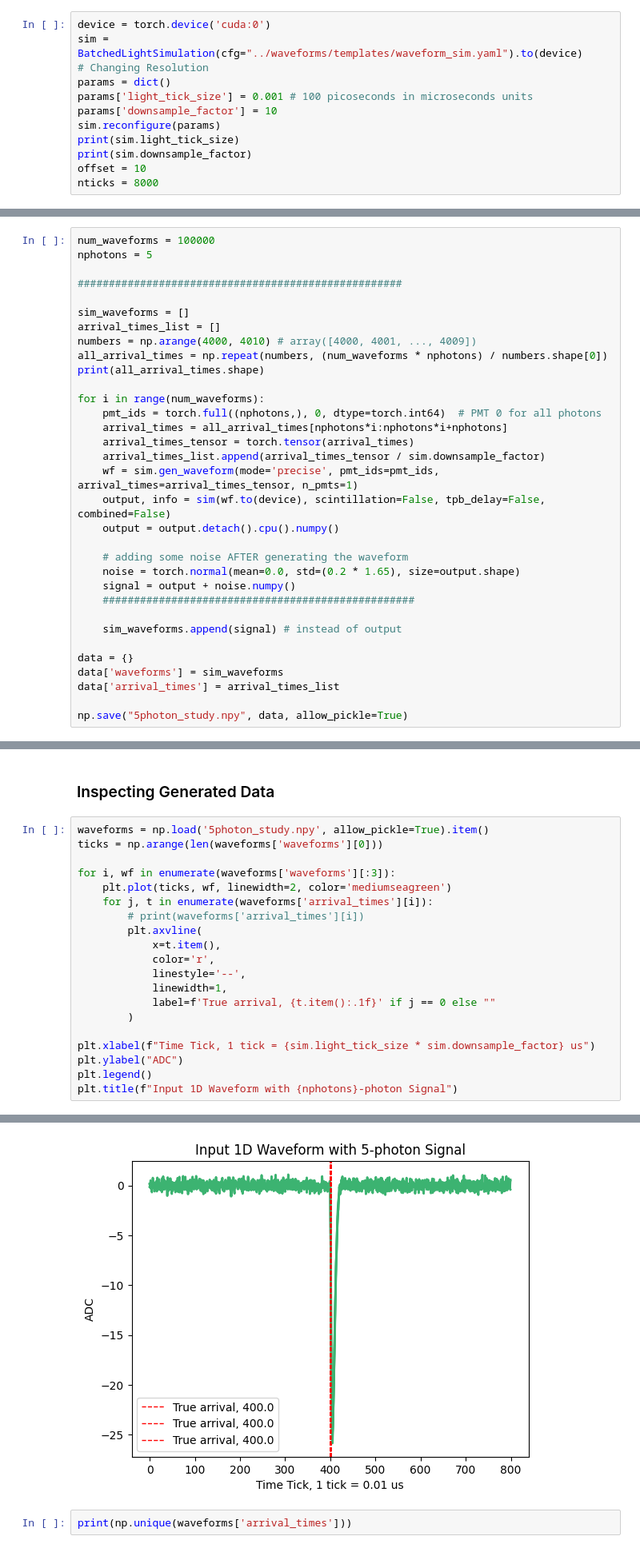
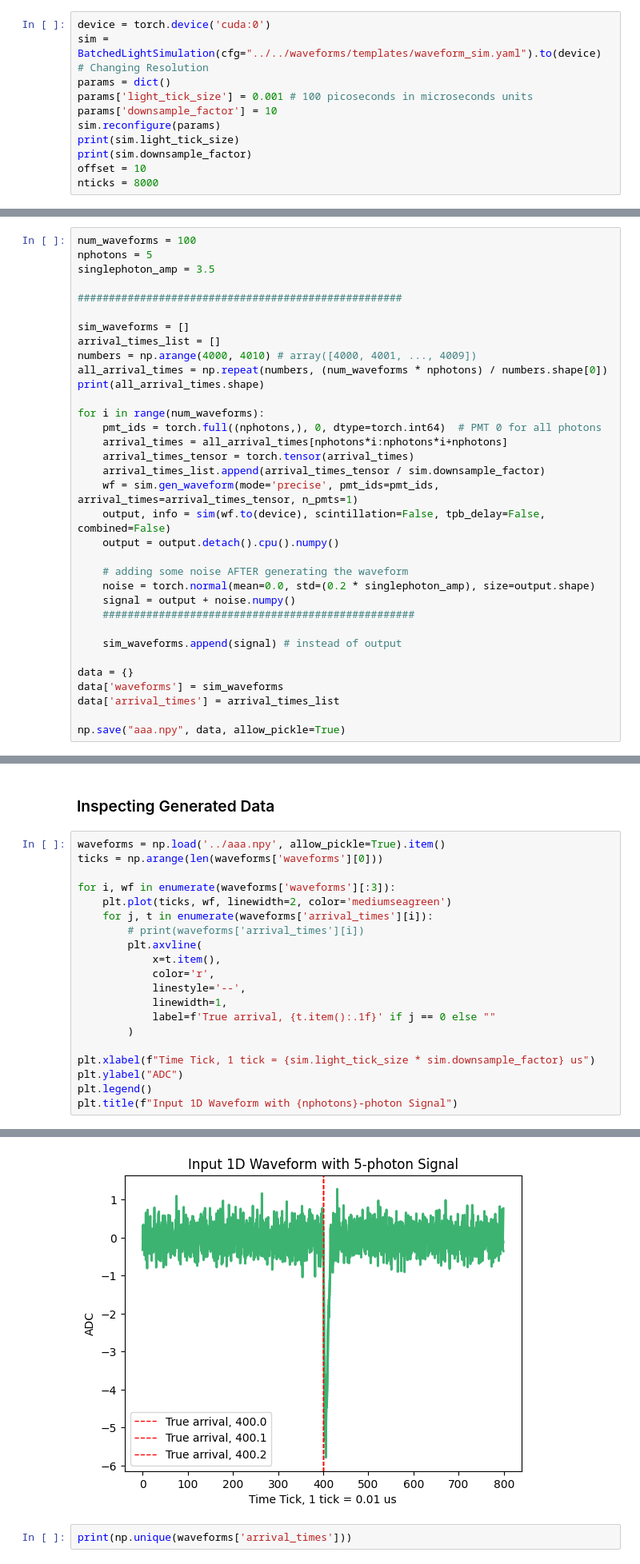
Before and after one commit to carsmithhhh/flash_detection, a Jupyter notebook: notebooks/simulating_data.ipynb, the cells around one changed output, grey strips where cells are left out. Shown: that part at 80% size. Saved outputs shown, nothing was run; the diff lists cells and outputs as text.

```diff
--- a/notebooks/simulating_data.ipynb
+++ b/notebooks/simulating_data.ipynb
@@ -20,7 +21,7 @@ import matplotlib.colors as mcolors
 import matplotlib.pyplot as plt
 # %%
 device = torch.device('cuda:0')
-sim = BatchedLightSimulation(cfg="../waveforms/templates/waveform_sim.yaml").to(device)
+sim = BatchedLightSimulation(cfg="../../waveforms/templates/waveform_sim.yaml").to(device)
 # Changing Resolution
 params = dict()
 params['light_tick_size'] = 0.001 # 100 picoseconds in microseconds units
@@ -84,8 +85,9 @@ plt.show()
 # %% [markdown]
 ### Generating `n` photon samples, every 100  picoseconds within 1 nanosecond
 # %%
-num_waveforms = 100000
+num_waveforms = 100
 nphotons = 5
+singlephoton_amp = 3.5
 
 ####################################################
 
@@ -105,7 +107,7 @@ for i in range(num_waveforms):
     output = output.detach().cpu().numpy()
 
     # adding some noise AFTER generating the waveform
-    noise = torch.normal(mean=0.0, std=(0.2 * 1.65), size=output.shape)
+    noise = torch.normal(mean=0.0, std=(0.2 * singlephoton_amp), size=output.shape)
     signal = output + noise.numpy()
     ##################################################
 
@@ -115,5 +117,5 @@ data = {}
 data['waveforms'] = sim_waveforms
 data['arrival_times'] = arrival_times_list
 
-np.save("5photon_study.npy", data, allow_pickle=True)
+np.save("aaa.npy", data, allow_pickle=True)
 # %% [output]
@@ -121,28 +123,28 @@ np.save("5photon_study.npy", data, allow_pickle=True)
 # %% [markdown]
 ### Inspecting Generated Data
 # %%
-waveforms = np.load('5photon_study.npy', allow_pickle=True).item()
+waveforms = np.load('../aaa.npy', allow_pickle=True).item()
 ticks = np.arange(len(waveforms['waveforms'][0]))
 
 for i, wf in enumerate(waveforms['waveforms'][:3]):
     plt.plot(ticks, wf, linewidth=2, color='mediumseagreen')
     for j, t in enumerate(waveforms['arrival_times'][i]):
         # print(waveforms['arrival_times'][i])
         plt.axvline(
             x=t.item(),
             color='r',
             linestyle='--',
             linewidth=1,
             label=f'True arrival, {t.item():.1f}' if j == 0 else ""
         )
 
 plt.xlabel(f"Time Tick, 1 tick = {sim.light_tick_size * sim.downsample_factor} us")
 plt.ylabel("ADC")
 plt.legend()
 plt.title(f"Input 1D Waveform with {nphotons}-photon Signal")
 # %% [output]
 Text(0.5, 1.0, 'Input 1D Waveform with 5-photon Signal')
-[figure, old version]
+[figure, new version]
 # %%
 print(np.unique(waveforms['arrival_times']))
 # %% [output]
```
Also changed, not shown: parts of 6 cells of this notebook, 6 other files.
